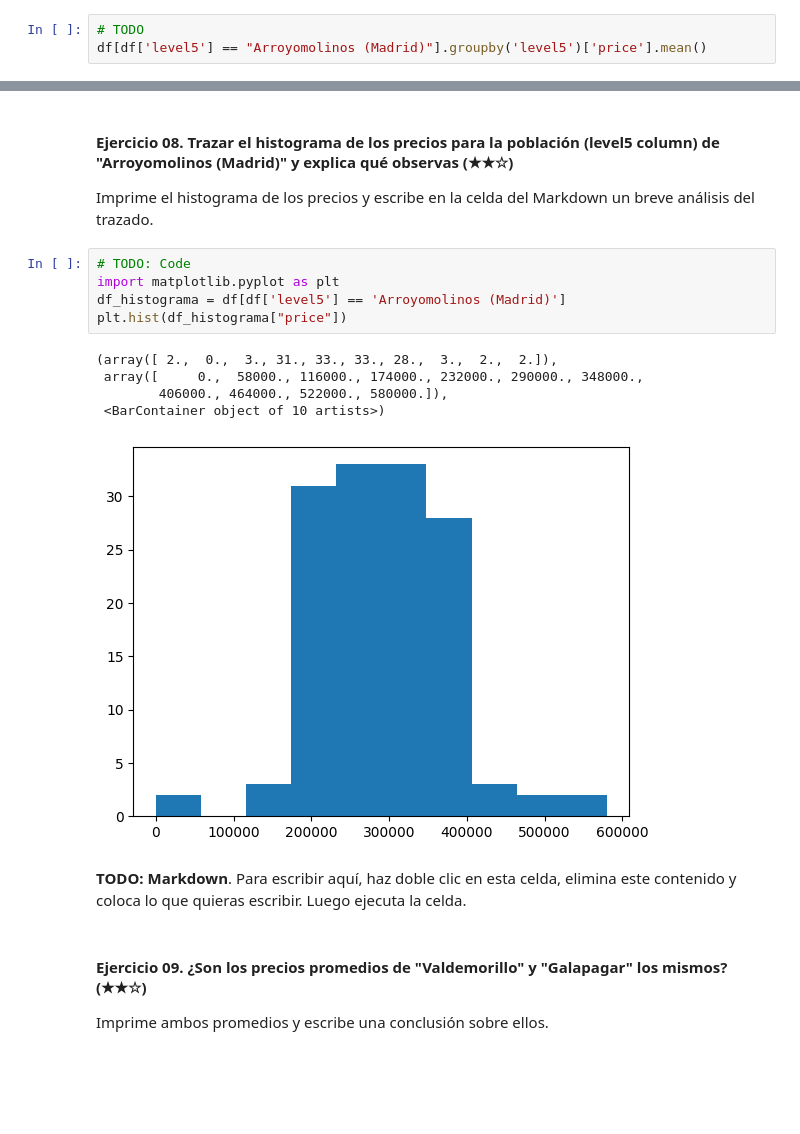
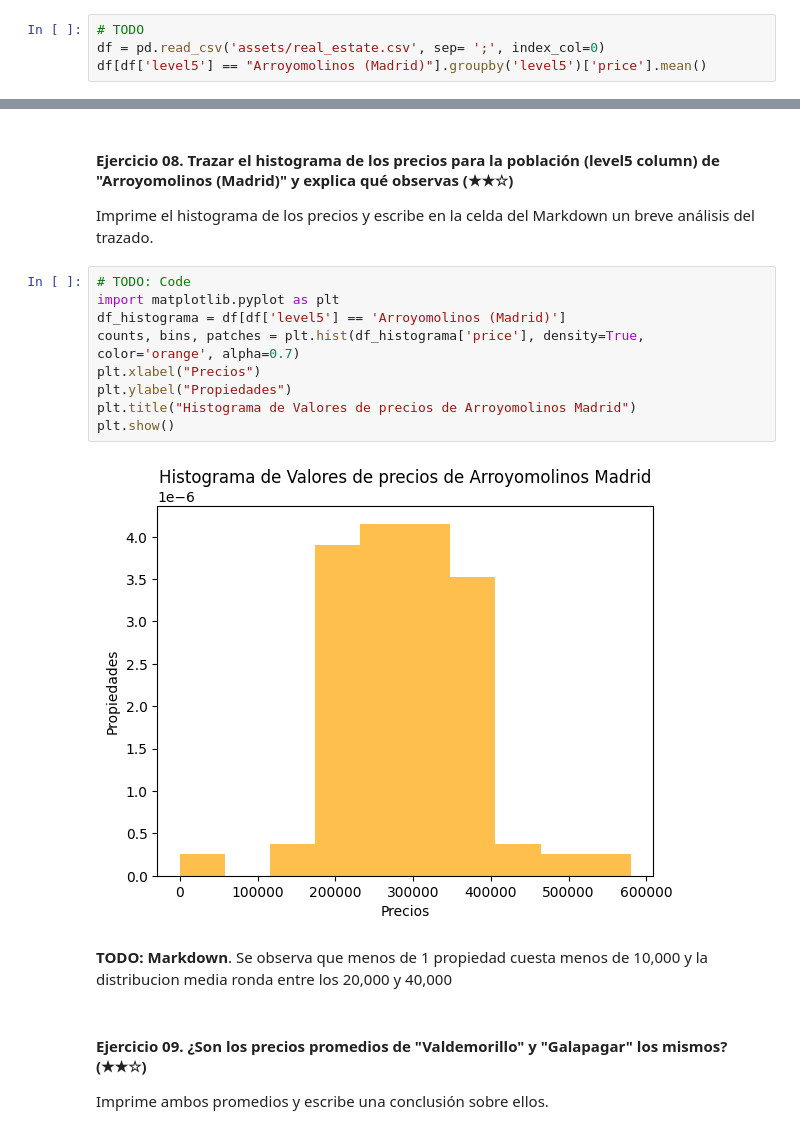
Before and after one commit to misadeep/realestate-datacleanup-exercise, a Jupyter notebook: project.es.ipynb, the cells around one changed output, grey strips where cells are left out. Cells and saved outputs as stored; diff of their text form; blank space fills up the shorter version.

Commit message:
avance de entrega 0606250

```diff
--- a/project.es.ipynb
+++ b/project.es.ipynb
@@ -401,6 +355,7 @@ dtype: int64
 Imprima el valor obtenido.
 # %%
 # TODO
+df = pd.read_csv('assets/real_estate.csv', sep= ';', index_col=0)
 df[df['level5'] == "Arroyomolinos (Madrid)"].groupby('level5')['price'].mean()
 # %% [output]
 level5
@@ -413,16 +368,16 @@ Imprime el histograma de los precios y escribe en la celda del Markdown un breve
 # %%
 # TODO: Code
 import matplotlib.pyplot as plt
 df_histograma = df[df['level5'] == 'Arroyomolinos (Madrid)']
-plt.hist(df_histograma["price"])
+counts, bins, patches = plt.hist(df_histograma['price'], density=True, color='orange', alpha=0.7)
+plt.xlabel("Precios")
+plt.ylabel("Propiedades")
+plt.title("Histograma de Valores de precios de Arroyomolinos Madrid")
+plt.show()
 # %% [output]
-(array([ 2.,  0.,  3., 31., 33., 33., 28.,  3.,  2.,  2.]),
- array([     0.,  58000., 116000., 174000., 232000., 290000., 348000.,
-        406000., 464000., 522000., 580000.]),
- <BarContainer object of 10 artists>)
-[figure, old version]
+[figure, new version]
 # %% [markdown]
-**TODO: Markdown**. Para escribir aquí, haz doble clic en esta celda, elimina este contenido y coloca lo que quieras escribir. Luego ejecuta la celda.
+**TODO: Markdown**. Se observa que menos de 1 propiedad cuesta menos de 10,000 y la distribucion media ronda entre los 20,000 y 40,000
 # %% [markdown]
 #### Ejercicio 09. ¿Son los precios promedios de "Valdemorillo" y "Galapagar" los mismos? (★★☆)
 
```
Also changed, not shown: parts of 9 cells of this notebook.
